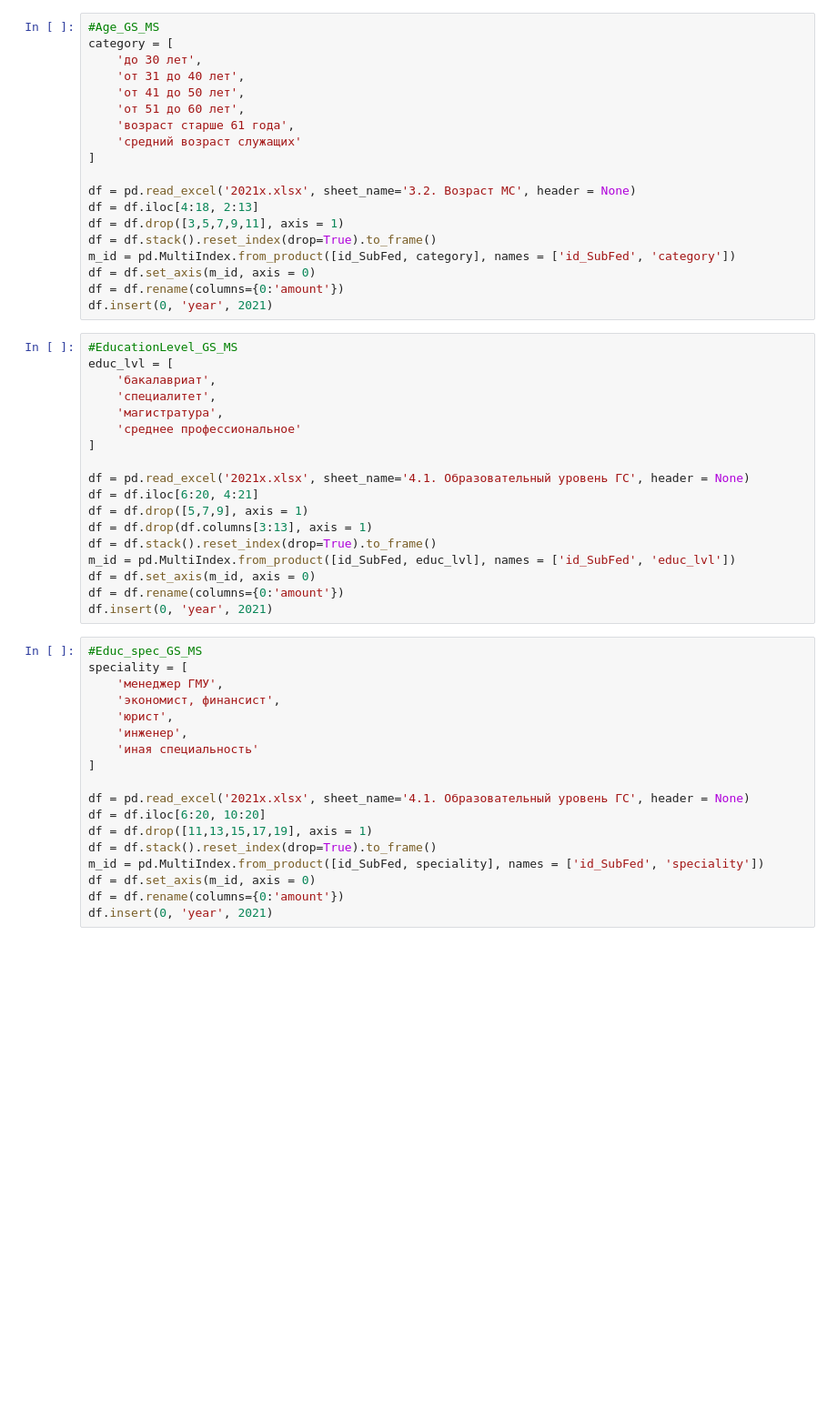
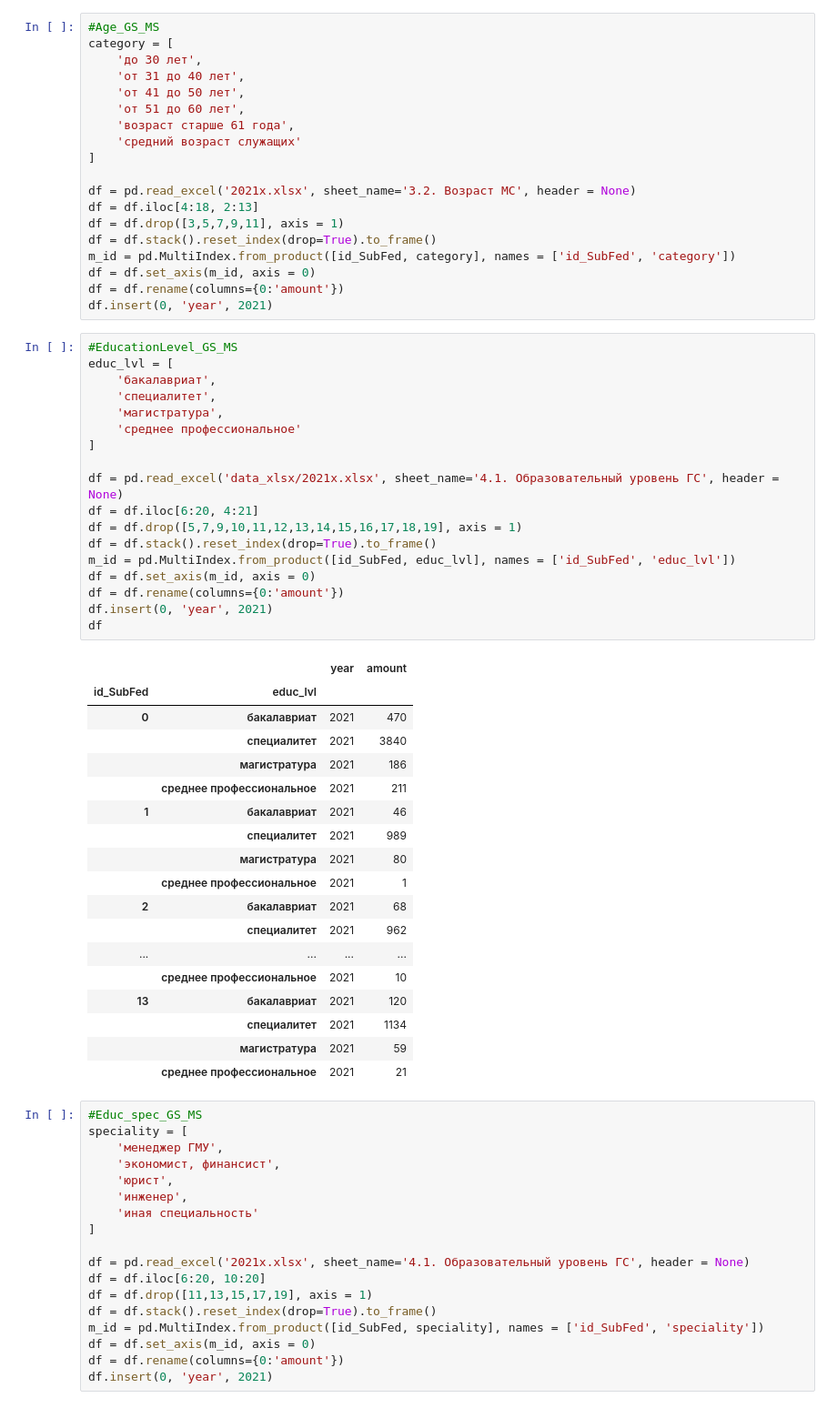
Before and after one commit to Viraremi/ulstu_praktik, a Jupyter notebook: func_test.ipynb, the cells around one changed output. Shown at 91% size. Cells and saved outputs as stored; diff of their text form; blank space fills up the shorter version.

```diff
--- a/func_test.ipynb
+++ b/func_test.ipynb
@@ -81,21 +81,40 @@ df.insert(0, 'year', 2021)
 # %%
 #EducationLevel_GS_MS
 educ_lvl = [
     'бакалавриат',
     'специалитет',
     'магистратура',
     'среднее профессиональное'
 ]
 
-df = pd.read_excel('2021x.xlsx', sheet_name='4.1. Образовательный уровень ГС', header = None)
+df = pd.read_excel('data_xlsx/2021x.xlsx', sheet_name='4.1. Образовательный уровень ГС', header = None)
 df = df.iloc[6:20, 4:21]
-df = df.drop([5,7,9], axis = 1)
-df = df.drop(df.columns[3:13], axis = 1)
+df = df.drop([5,7,9,10,11,12,13,14,15,16,17,18,19], axis = 1)
 df = df.stack().reset_index(drop=True).to_frame()
 m_id = pd.MultiIndex.from_product([id_SubFed, educ_lvl], names = ['id_SubFed', 'educ_lvl'])
 df = df.set_axis(m_id, axis = 0)
 df = df.rename(columns={0:'amount'})
 df.insert(0, 'year', 2021)
+df
+# %% [output]
+|  |  | year | amount |
+| id_SubFed | educ_lvl |  |  |
+| 0 | бакалавриат | 2021 | 470 |
+|  | специалитет | 2021 | 3840 |
+|  | магистратура | 2021 | 186 |
+|  | среднее профессиональное | 2021 | 211 |
+| 1 | бакалавриат | 2021 | 46 |
+|  | специалитет | 2021 | 989 |
+|  | магистратура | 2021 | 80 |
+|  | среднее профессиональное | 2021 | 1 |
+| 2 | бакалавриат | 2021 | 68 |
+|  | специалитет | 2021 | 962 |
+| ... | ... | ... | ... |
+|  | среднее профессиональное | 2021 | 10 |
+| 13 | бакалавриат | 2021 | 120 |
+|  | специалитет | 2021 | 1134 |
+|  | магистратура | 2021 | 59 |
+|  | среднее профессиональное | 2021 | 21 |
 # %%
 #Educ_spec_GS_MS
 speciality = [
```
Also changed, not shown: 31 other files.
